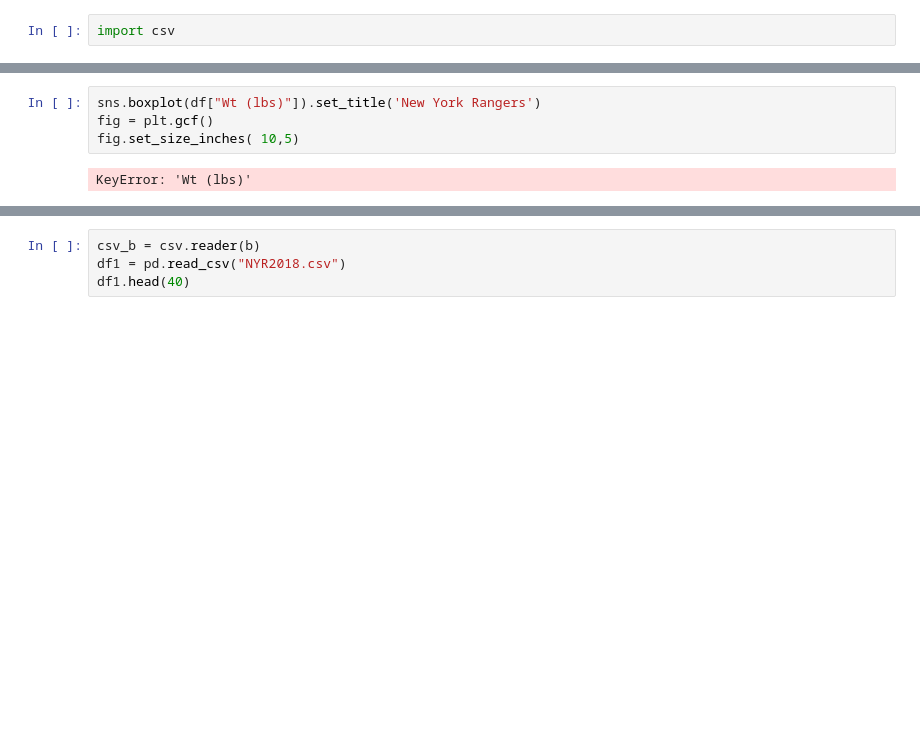
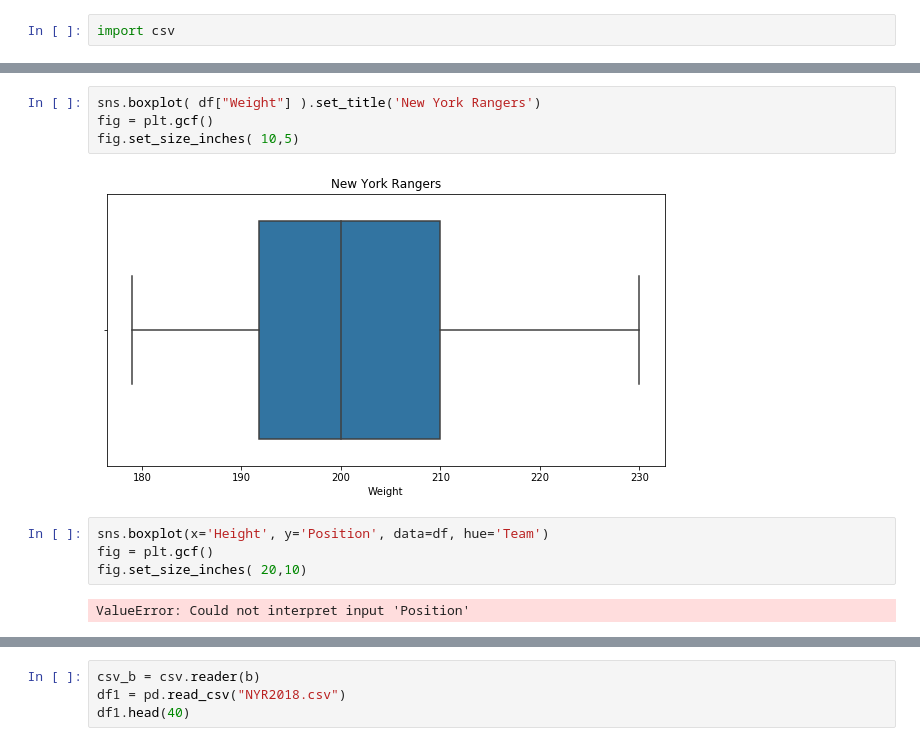
Before and after one commit to pjmeehan/FDA-PROJECT, a Jupyter notebook: Fundamentals of Data Analysis Project 2018 - THE BOX PLOT.ipynb, the cells around one changed output, grey strips where cells are left out. Drawn from its saved outputs; the diff is of its cells as text; blank space fills up the shorter version.

```diff
--- a/Fundamentals of Data Analysis Project 2018 - THE BOX PLOT.ipynb
+++ b/Fundamentals of Data Analysis Project 2018 - THE BOX PLOT.ipynb
@@ -89,6 +92,12 @@ KeyError: 'Ht'
 # %%
-sns.boxplot(df["Wt (lbs)"]).set_title('New York Rangers')
+sns.boxplot( df["Weight"] ).set_title('New York Rangers')
 fig = plt.gcf()
 fig.set_size_inches( 10,5)
 # %% [output]
-KeyError: 'Wt (lbs)'
+[figure, added]
+# %%
+sns.boxplot(x='Height', y='Position', data=df, hue='Team')
+fig = plt.gcf()
+fig.set_size_inches( 20,10)
+# %% [output]
+ValueError: Could not interpret input 'Position'
```
Also changed, not shown: parts of 6 cells of this notebook, 3 other files.
